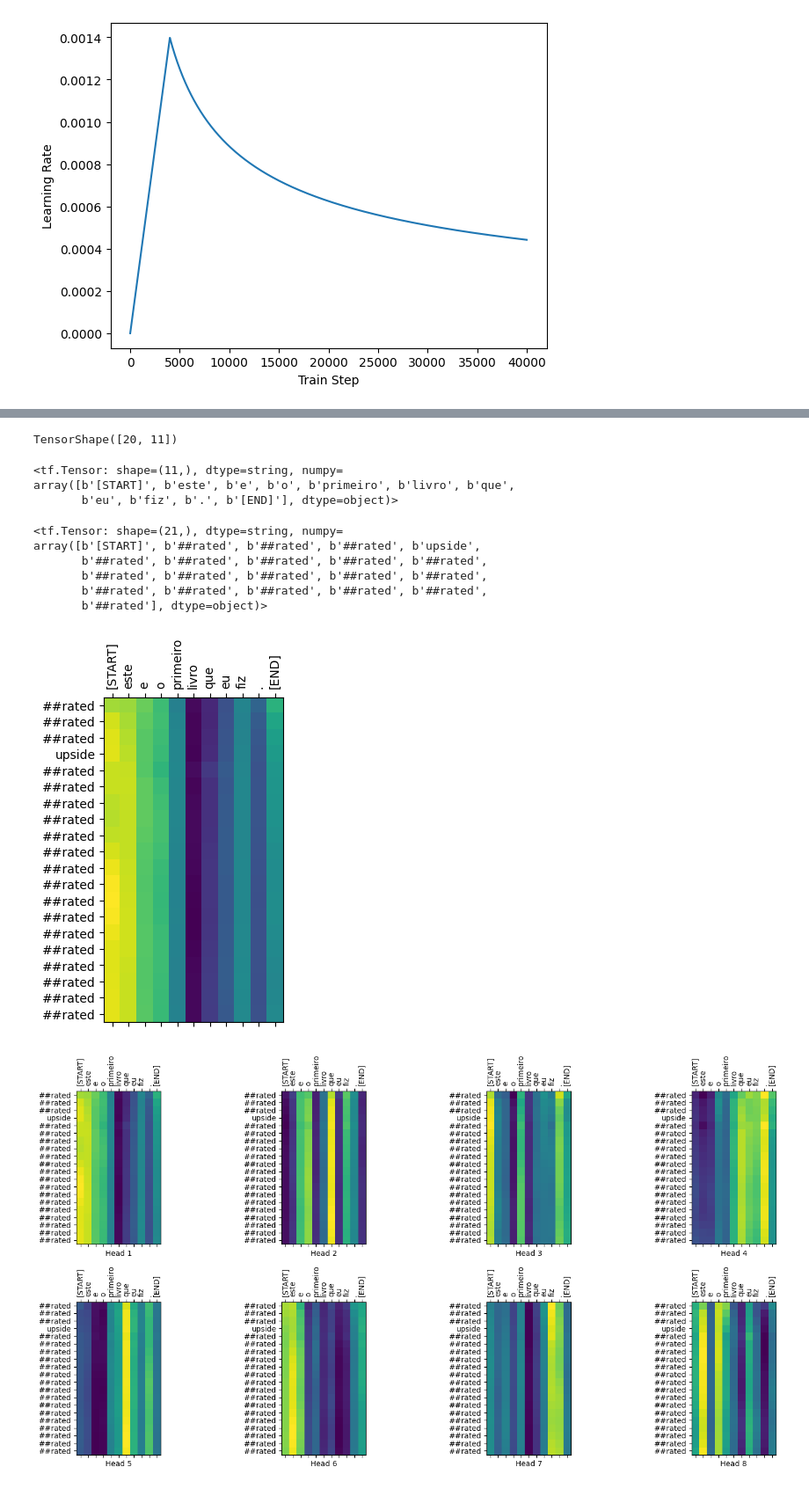
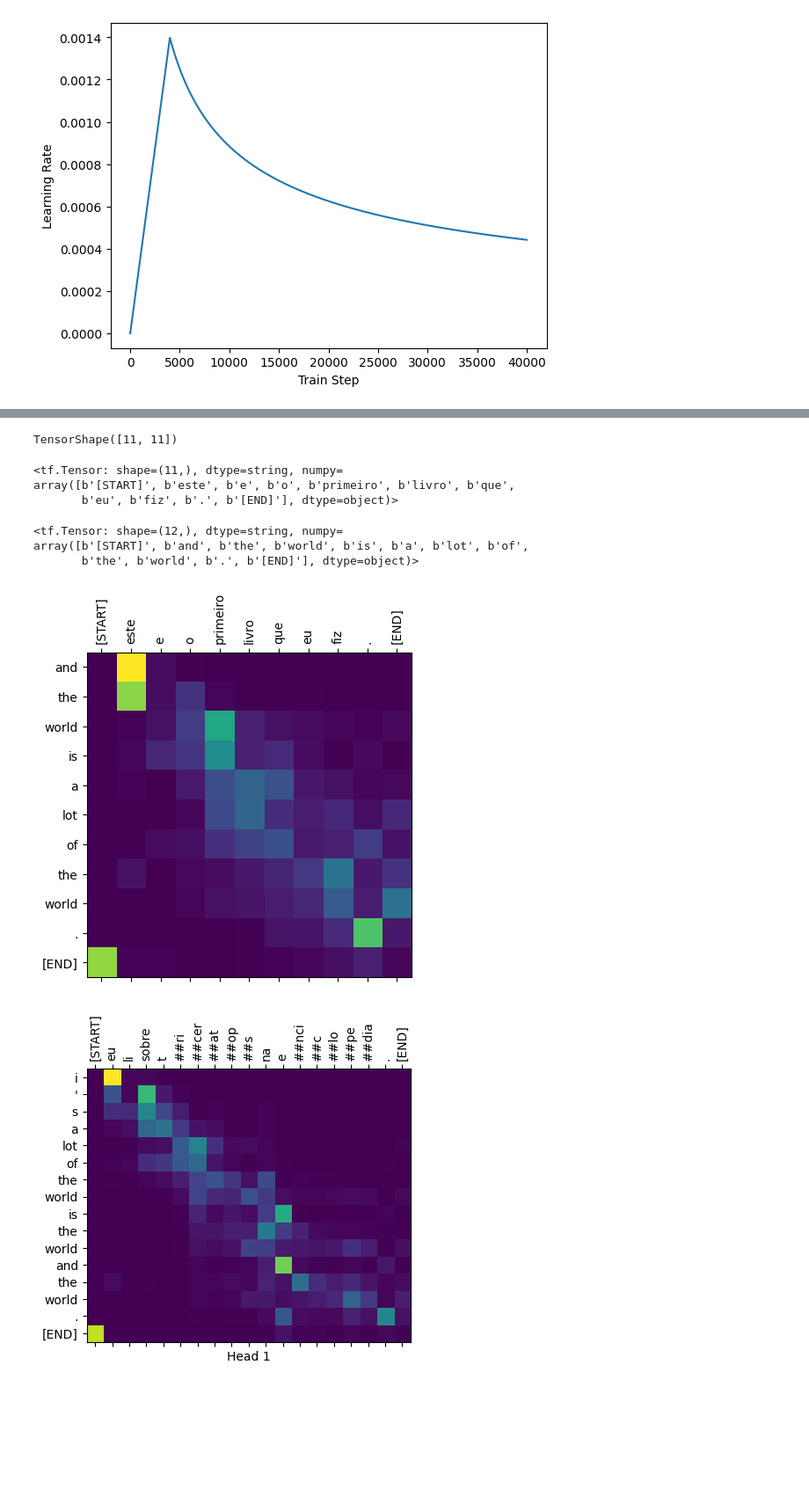
Before and after one commit to JonasVianaSales/Atividade-Traducaoo-usando-Transformer-com-Controle-de-Versoes, a Jupyter notebook: Jonas_Atividade_Tradução_usando_Transformer_com_Controle_de_Versões.ipynb, the cells around one changed output, grey strips where cells are left out. Shown at 88% size. Drawn from its saved outputs; the diff is of its cells as text; code cells hidden in the pictures; blank space fills up the shorter version.

```diff
--- a/Jonas_Atividade_Tradução_usando_Transformer_com_Controle_de_Versões.ipynb
+++ b/Jonas_Atividade_Tradução_usando_Transformer_com_Controle_de_Versões.ipynb
@@ -625,10 +616,10 @@ fn_out.shape  # (batch_size, tar_seq_len, target_vocab_size)
 # %% [output]
 TensorShape([64, 36, 8000])
 # %%
-num_layers = 4
+num_layers = 1
 d_model = 128
 dff = 512
-num_heads = 8
+num_heads = 1
 dropout_rate = 0.1
 # %%
 class CustomSchedule(tf.keras.optimizers.schedules.LearningRateSchedule):
@@ -641,8 +632,8 @@ class CustomSchedule(tf.keras.optimizers.schedules.LearningRateSchedule):
     self.warmup_steps = warmup_steps
 
   def __call__(self, step):
-    arg1 = tf.math.rsqrt(tf.cas(step, tf.float32))
-    arg2 = step * (self.warmup_steps ** -1.5)
+    arg1 = tf.math.rsqrt(tf.cast(step, tf.float32))
+    arg2 = arg2 = tf.cast(step, tf.float32) * (tf.cast(self.warmup_steps, tf.float32) ** -1.5)
 
     return tf.math.rsqrt(self.d_model) * tf.math.minimum(arg1, arg2)
 # %%
@@ -709,7 +700,7 @@ if ckpt_manager.latest_checkpoint:
   ckpt.restore(ckpt_manager.latest_checkpoint)
   print('Latest checkpoint restored!!')
 # %%
-EPOCHS = 20
+EPOCHS = 1
 # %%
 # The @tf.function trace-compiles train_step into a TF graph for faster
 # execution. The function specializes to the precise shape of the argument
@@ -904,11 +897,11 @@ def plot_attention_head(in_tokens, translated_tokens, attention):
 head = 0
 # shape: (batch=1, num_heads, seq_len_q, seq_len_k)
 attention_heads = tf.squeeze(
-  attention_weights['decoder_layer4_block2'], 0)
+  attention_weights['decoder_layer1_block2'], 0)
 attention = attention_heads[head]
 attention.shape
 # %% [output]
-TensorShape([20, 11])
+TensorShape([11, 11])
 # %%
 in_tokens = tf.convert_to_tensor([sentence])
 in_tokens = tokenizers.pt.tokenize(in_tokens).to_tensor()
@@ -921,16 +914,13 @@ array([b'[START]', b'este', b'e', b'o', b'primeiro', b'livro', b'que',
 # %%
 translated_tokens
 # %% [output]
-<tf.Tensor: shape=(21,), dtype=string, numpy=
-array([b'[START]', b'##rated', b'##rated', b'##rated', b'upside',
-       b'##rated', b'##rated', b'##rated', b'##rated', b'##rated',
-       b'##rated', b'##rated', b'##rated', b'##rated', b'##rated',
-       b'##rated', b'##rated', b'##rated', b'##rated', b'##rated',
-       b'##rated'], dtype=object)>
+<tf.Tensor: shape=(12,), dtype=string, numpy=
+array([b'[START]', b'and', b'the', b'world', b'is', b'a', b'lot', b'of',
+       b'the', b'world', b'.', b'[END]'], dtype=object)>
 # %%
 plot_attention_head(in_tokens, translated_tokens, attention)
 # %% [output]
-[figure, old version]
+[figure, new version]
 # %%
 def plot_attention_weights(sentence, translated_tokens, attention_heads):
   in_tokens = tf.convert_to_tensor([sentence])
@@ -951,9 +941,9 @@ def plot_attention_weights(sentence, translated_tokens, attention_heads):
   plt.show()
 # %%
 plot_attention_weights(sentence, translated_tokens,
-                       attention_weights['decoder_layer4_block2'][0])
+                       attention_weights['decoder_layer1_block2'][0])
 # %% [output]
-[figure, old version]
+[figure, new version]
 # %%
 sentence = "Eu li sobre triceratops na enciclopédia."
 ground_truth = "I read about triceratops in the encyclopedia."
```
Also changed, not shown: parts of 11 cells of this notebook.
